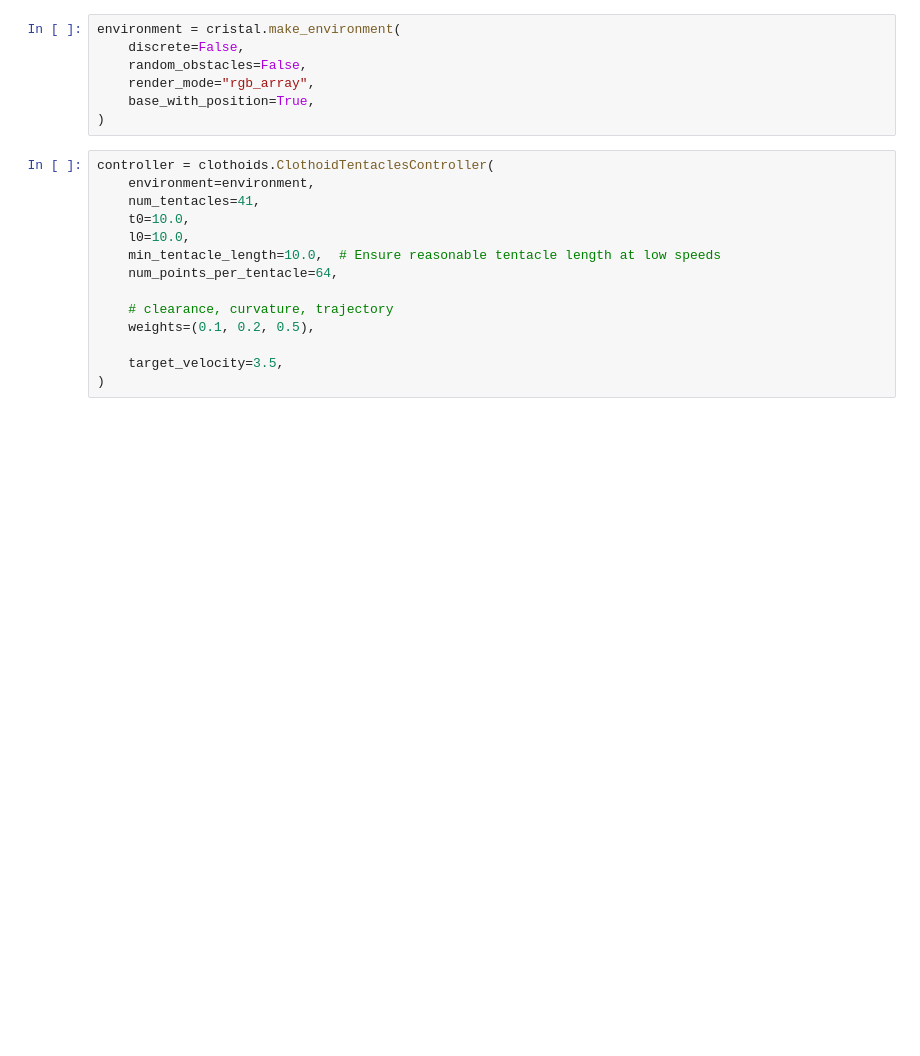
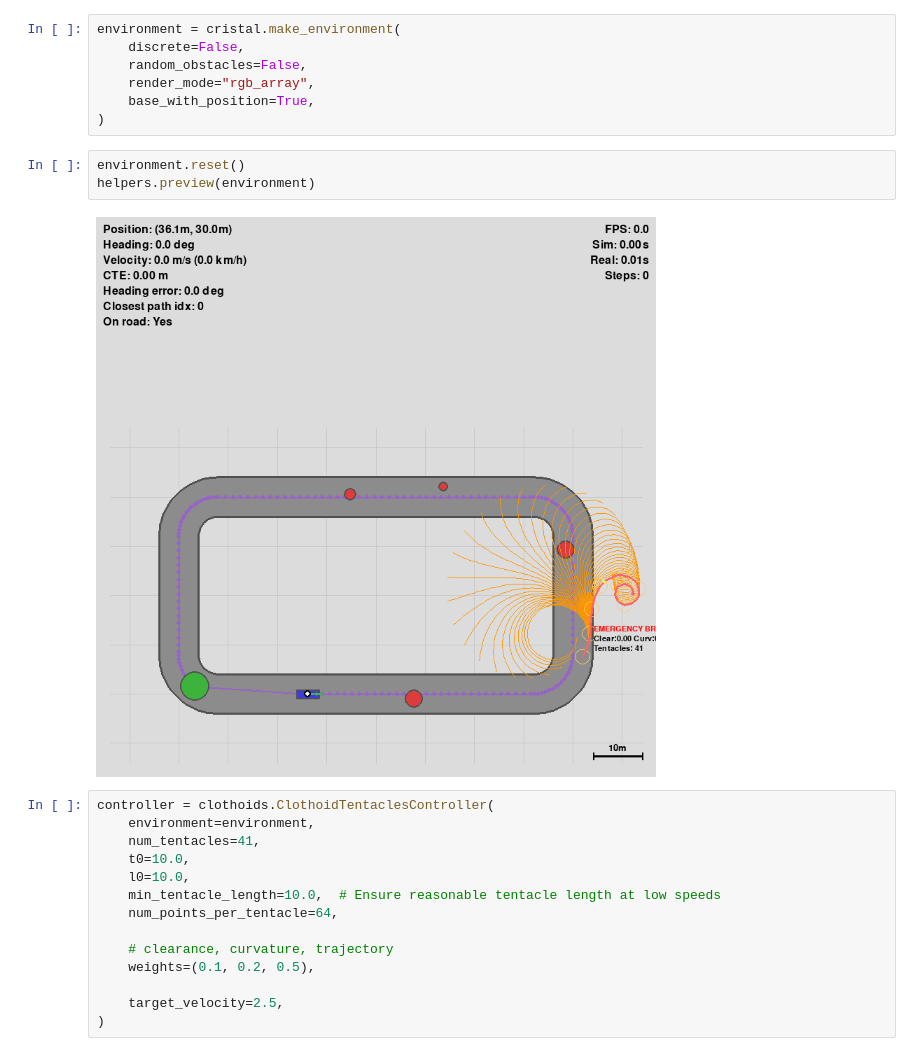
Before and after one commit to raideno/gymnasium-driving, a Jupyter notebook: notebooks/deterministic-controllers.ipynb, the cells around one changed output. Cells and saved outputs as stored; diff of their text form; blank space fills up the shorter version.

```diff
--- a/notebooks/deterministic-controllers.ipynb
+++ b/notebooks/deterministic-controllers.ipynb
@@ -47,6 +29,11 @@ environment = cristal.make_environment(
     render_mode="rgb_array",
     base_with_position=True,
 )
+# %%
+environment.reset()
+helpers.preview(environment)
+# %% [output]
+[figure, added]
 # %%
 controller = clothoids.ClothoidTentaclesController(
     environment=environment,
@@ -59,7 +46,7 @@ controller = clothoids.ClothoidTentaclesController(
     # clearance, curvature, trajectory
     weights=(0.1, 0.2, 0.5),
 
-    target_velocity=3.5,
+    target_velocity=2.5,
 )
 # %%
 # controller = purepursuit.PurePursuitController()
```
Also changed, not shown: parts of 2 cells of this notebook, 22 other files.
